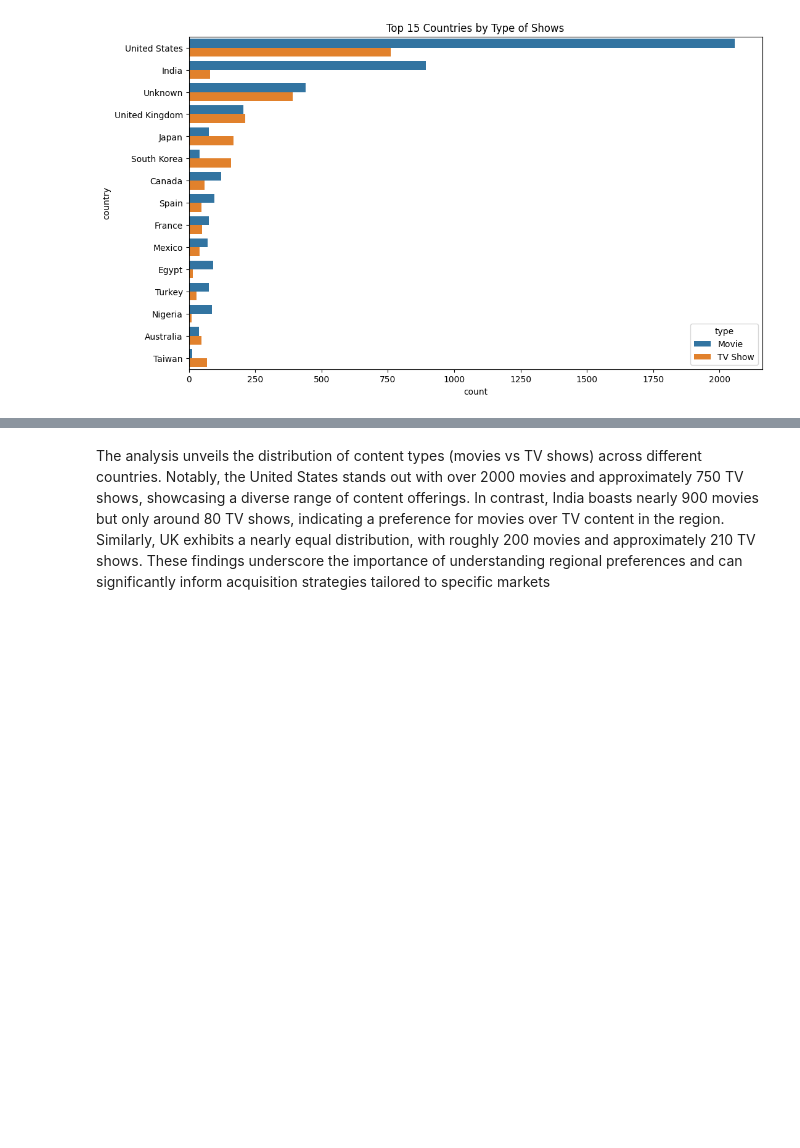
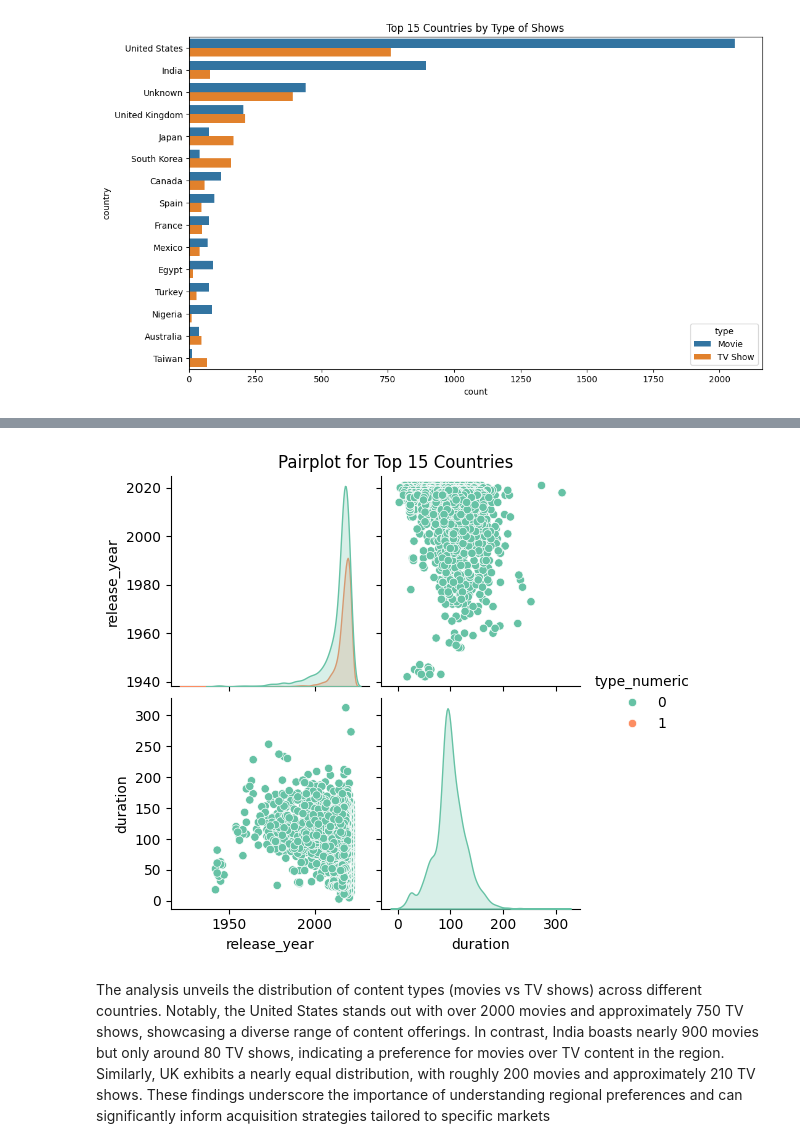
Before and after one commit to sr606/Python-Practice, a Jupyter notebook: Business_Case_Netflix_Data_Exploration_and_Visualisation.ipynb, the cells around one changed output, grey strips where cells are left out. Cells and saved outputs as stored; diff of their text form; code cells hidden in the pictures; blank space fills up the shorter version.

```diff
--- a/Business_Case_Netflix_Data_Exploration_and_Visualisation.ipynb
+++ b/Business_Case_Netflix_Data_Exploration_and_Visualisation.ipynb
@@ -320,3 +453,25 @@ Text(0.5, 1.0, 'Top 15 Countries by Type of Shows')
+# %%
+# Prepare data
+pairplot_data = df.copy()
+
+# Convert 'type' to numeric for pairplot (e.g., Movie = 0, TV Show = 1)
+pairplot_data['type_numeric'] = pairplot_data['type'].map({'Movie': 0, 'TV Show': 1})
+
+# Limit data to top 15 countries
+pairplot_data = pairplot_data[pairplot_data['country'].isin(top_countries)]
+
+# Select relevant columns
+pairplot_data = pairplot_data[['release_year', 'type_numeric', 'duration', 'country']]
+
+# Handle missing or non-numeric values (e.g., for 'duration')
+pairplot_data['duration'] = pd.to_numeric(pairplot_data['duration'].str.replace(' min', ''), errors='coerce')
+
+# Plot pairplot
+sns.pairplot(pairplot_data, hue="type_numeric", diag_kind="kde", palette="Set2")
+plt.suptitle("Pairplot for Top 15 Countries", y=1.02)
+plt.show()
+# %% [output]
+[figure, added]
 # %% [markdown]
 The analysis unveils the distribution of content types (movies vs TV shows) across different countries. Notably, the United States stands out with over 2000 movies and approximately 750 TV shows, showcasing a diverse range of content offerings. In contrast, India boasts nearly 900 movies but only around 80 TV shows, indicating a preference for movies over TV content in the region.
 Similarly, UK exhibits a nearly equal distribution, with roughly 200 movies and approximately 210 TV shows. These findings underscore the importance of understanding regional preferences and can significantly inform acquisition strategies tailored to specific markets
```
Also changed, not shown: parts of 50 cells of this notebook.
